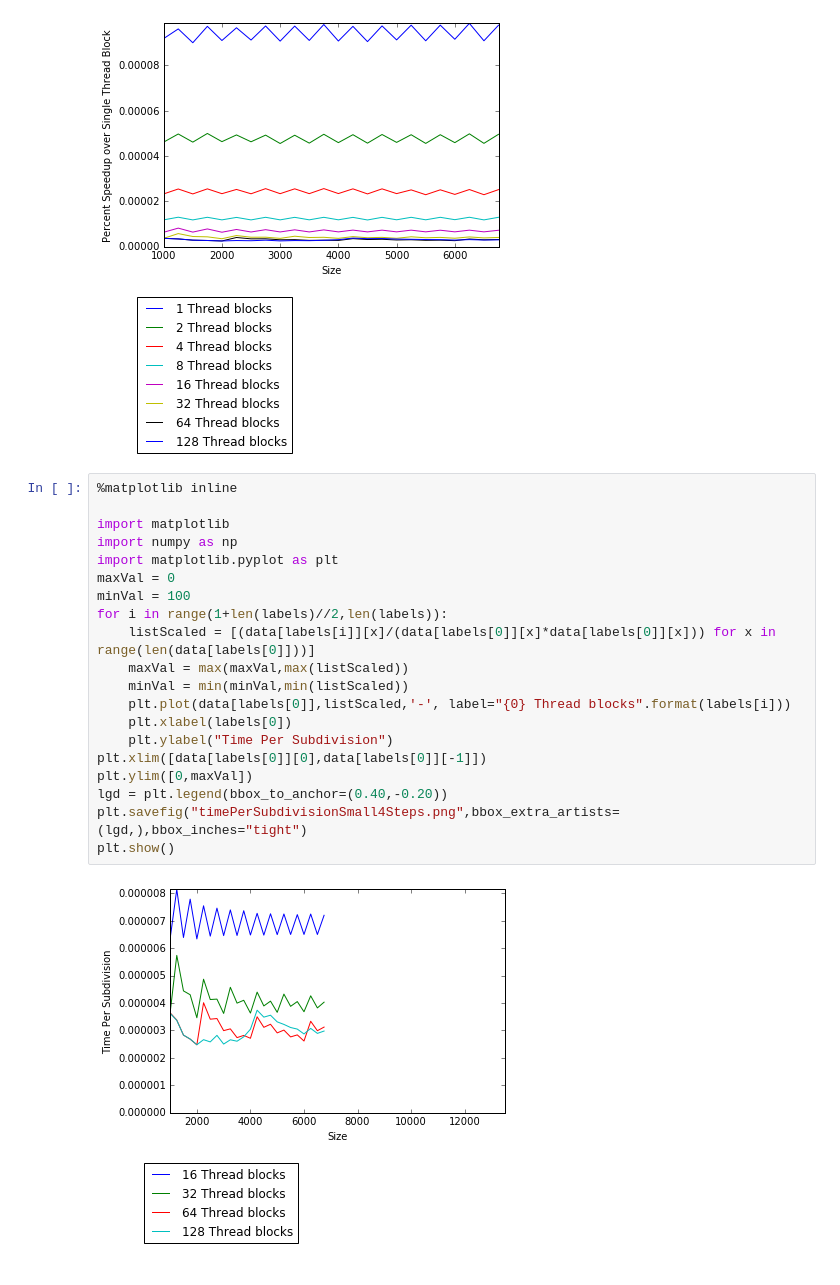
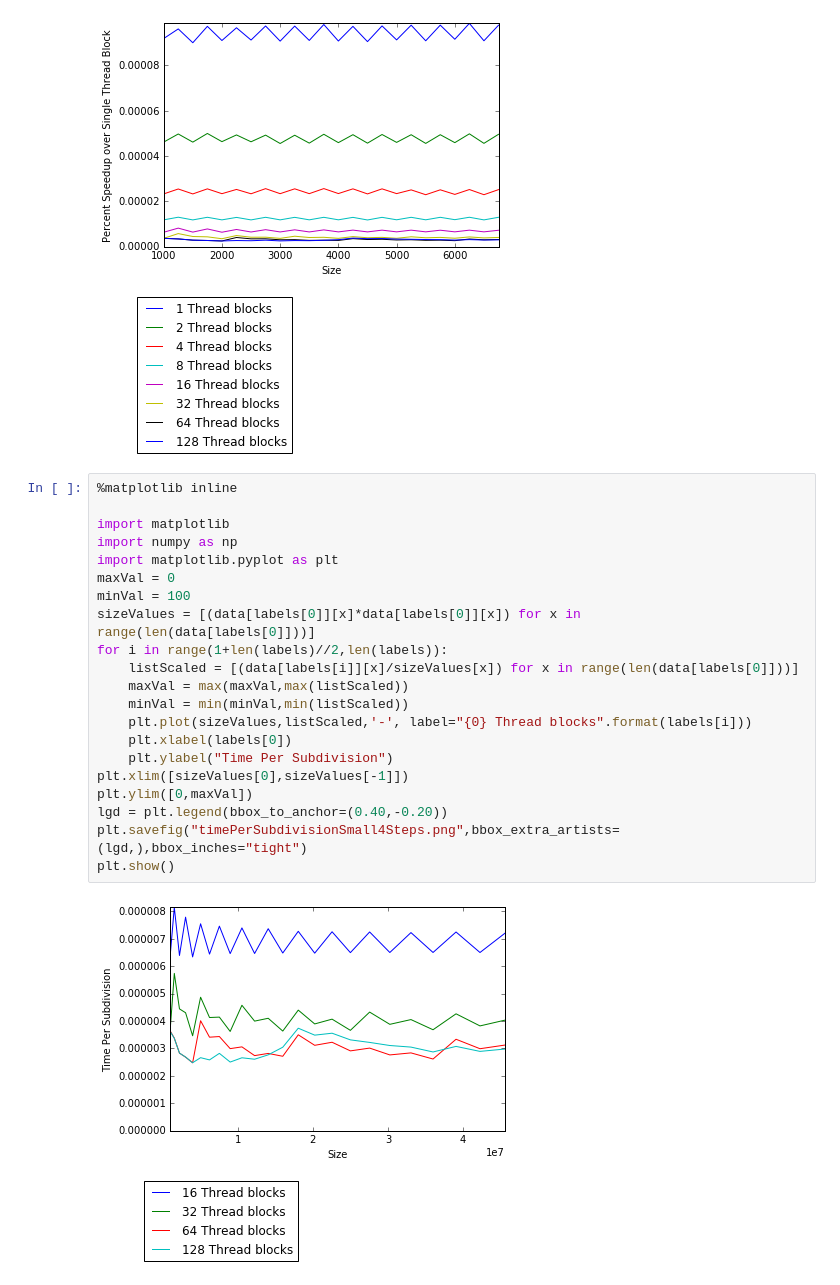
Before and after one commit to lelandmichaels/parallelprogramming, a Jupyter notebook: TimingData/Wave2D/graphBlocks4Steps.ipynb, the cells around one changed output. Cells and saved outputs as stored; diff of their text form.

Commit message:
Corrected graph foor Wave2D4Steps.

```diff
--- a/TimingData/Wave2D/graphBlocks4Steps.ipynb
+++ b/TimingData/Wave2D/graphBlocks4Steps.ipynb
@@ -108,22 +108,23 @@ plt.show()
 # %%
 %matplotlib inline
 
 import matplotlib
 import numpy as np
 import matplotlib.pyplot as plt
 maxVal = 0
 minVal = 100
+sizeValues = [(data[labels[0]][x]*data[labels[0]][x]) for x in range(len(data[labels[0]]))]
 for i in range(1+len(labels)//2,len(labels)):
-    listScaled = [(data[labels[i]][x]/(data[labels[0]][x]*data[labels[0]][x])) for x in range(len(data[labels[0]]))]
+    listScaled = [(data[labels[i]][x]/sizeValues[x]) for x in range(len(data[labels[0]]))]
     maxVal = max(maxVal,max(listScaled))
     minVal = min(minVal,min(listScaled))
-    plt.plot(data[labels[0]],listScaled,'-', label="{0} Thread blocks".format(labels[i]))
+    plt.plot(sizeValues,listScaled,'-', label="{0} Thread blocks".format(labels[i]))
     plt.xlabel(labels[0])
     plt.ylabel("Time Per Subdivision")
-plt.xlim([data[labels[0]][0],data[labels[0]][-1]])
+plt.xlim([sizeValues[0],sizeValues[-1]])
 plt.ylim([0,maxVal])
 lgd = plt.legend(bbox_to_anchor=(0.40,-0.20))
 plt.savefig("timePerSubdivisionSmall4Steps.png",bbox_extra_artists=(lgd,),bbox_inches="tight")
 plt.show()
 # %% [output]
-[figure, old version]
+[figure, new version]
```
Also changed, not shown: 1 other file.
